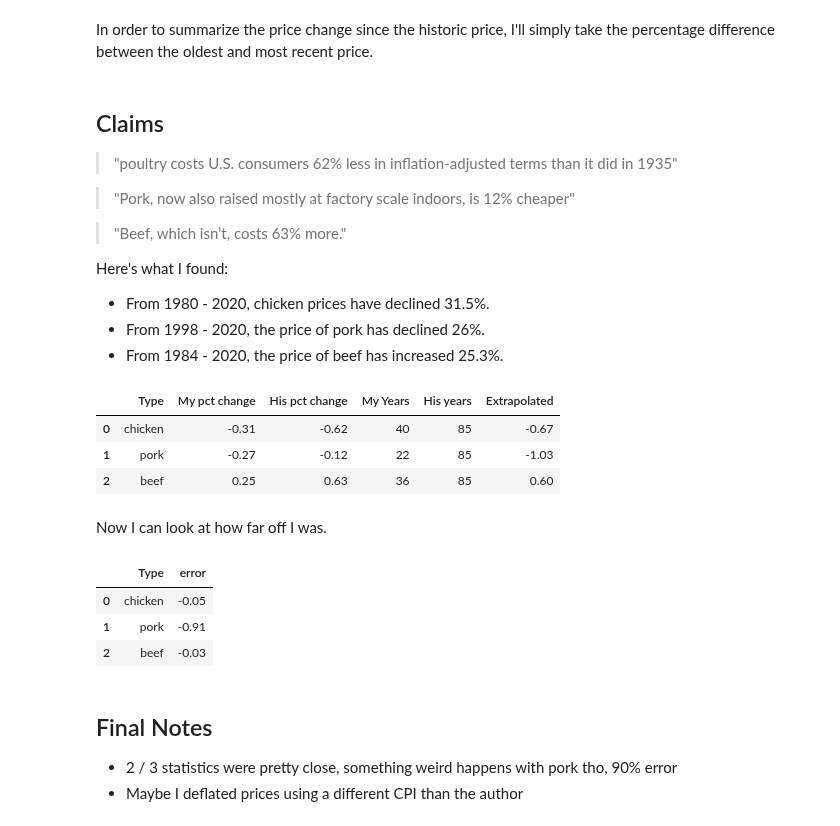
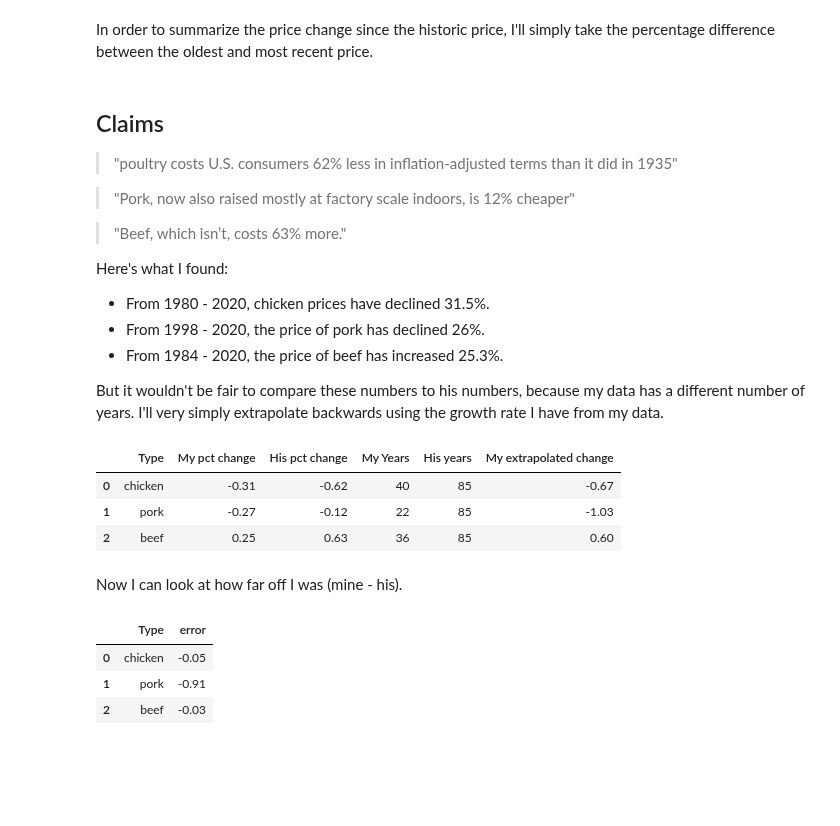
Before and after one commit to ayoskovich/chickens_trust, a Jupyter notebook: price_check.ipynb, the cells around one changed output. Drawn from its saved outputs; the diff is of its cells as text; code cells hidden in the pictures; blank space fills up the shorter version.

```diff
--- a/price_check.ipynb
+++ b/price_check.ipynb
@@ -78,41 +78,44 @@ Here's what I found:
 - From 1980 - 2020, chicken prices have declined 31.5%.
 - From 1998 - 2020, the price of pork has declined 26%.
 - From 1984 - 2020, the price of beef has increased 25.3%.
+
+But it wouldn't be fair to compare these numbers to his numbers, because my data has a different number of years. I'll very simply extrapolate backwards using the growth rate I have from my data.
 # %%
 TYPES = ['chicken', 'pork', 'beef']
 
 diff = pd.DataFrame({
     'type':TYPES,
 
     # My pct differences
     'm_change':[get_diff(df, x, True) for x in TYPES],
     # Fox's changes
     'h_change' :[-.62, -.12, .63],
 
     # Add my years
     'm_year':[2020 - 1980, 2020 - 1998, 2020 - 1984],
     # Fox's year range
     'h_year': np.repeat(2020 - 1935, 3)
 })
 
 diff = (diff
+    # Extrapolation here
     .assign(m_adjusted = lambda x: (x['m_change'] / x['m_year'])*x['h_year'])
     .assign(error = lambda x: x['m_adjusted'] - x['h_change'])
     .rename(columns={
         'type':'Type',
         'm_change':'My pct change',
         'm_year':'My Years',
         'h_change':'His pct change',
         'h_year':'His years',
-        'm_adjusted':'Extrapolated',
+        'm_adjusted':'My extrapolated change',
     })
 )
 HTML(diff.drop(labels=['error'], axis=1).round(2).to_html().replace('border="1"','border="0"'))
 # %% [output]
-|  | Type | My pct change | His pct change | My Years | His years | Extrapolated |
+|  | Type | My pct change | His pct change | My Years | His years | My extrapolated change |
 | 0 | chicken | -0.31 | -0.62 | 40 | 85 | -0.67 |
 | 1 | pork | -0.27 | -0.12 | 22 | 85 | -1.03 |
 | 2 | beef | 0.25 | 0.63 | 36 | 85 | 0.60 |
 # %% [markdown]
-Now I can look at how far off I was.
+Now I can look at how far off I was (mine - his).
 # %%
@@ -122,8 +129,3 @@ HTML(diff[['Type', 'error']].round(2).to_html().replace('border="1"','border="0"
 | 0 | chicken | -0.05 |
 | 1 | pork | -0.91 |
 | 2 | beef | -0.03 |
-# %% [markdown]
-## Final Notes
-
-- 2 / 3 statistics were pretty close, something weird happens with pork tho, 90% error
-- Maybe I deflated prices using a different CPI than the author
```
Also changed, not shown: parts of 1 cell of this notebook, 2 other files.
